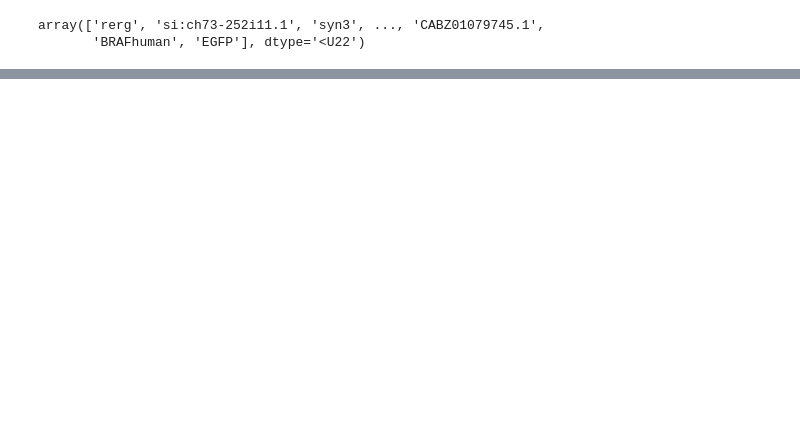
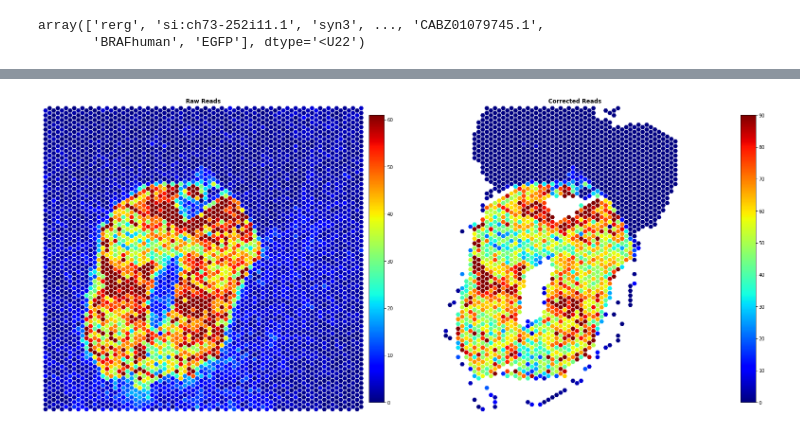
Before and after one commit to tansey-lab/bayestme, a Jupyter notebook: notebooks/bleeding_correction.ipynb, the cells around one changed output, grey strips where cells are left out. Cells and saved outputs as stored; diff of their text form; code cells hidden in the pictures; blank space fills up the shorter version.

```diff
--- a/notebooks/bleeding_correction.ipynb
+++ b/notebooks/bleeding_correction.ipynb
@@ -48,0 +65,4 @@ KeyboardInterrupt
+# %%
+Image(filename='{}_bleeding_plot.png'.format(cleaned_dataset.gene_names[1]), unconfined=True)
+# %% [output]
+[figure, added]
```
Also changed, not shown: parts of 5 cells of this notebook, 10 other files.
